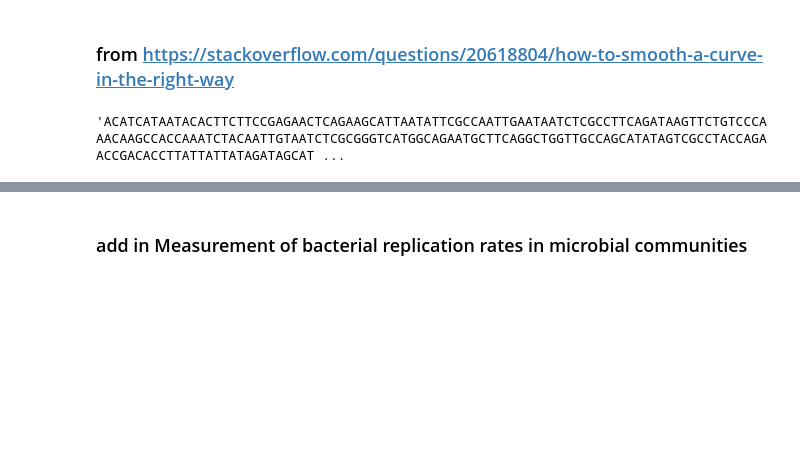
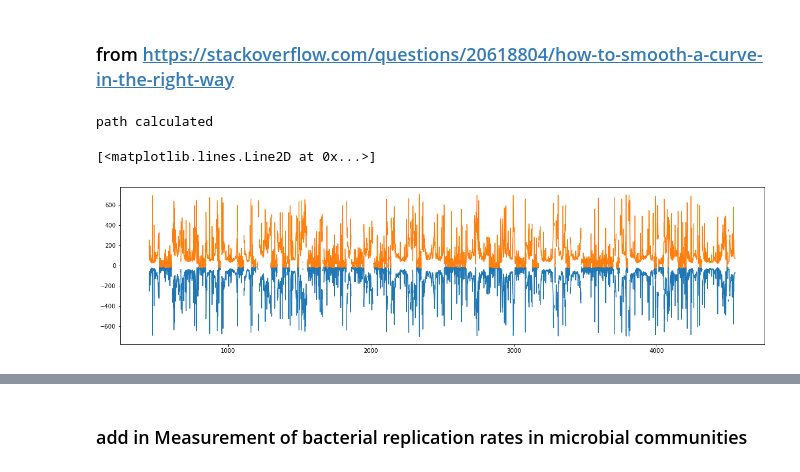
Before and after one commit to dcolinmorgan/HKU_MG, a Jupyter notebook: bactXpat.ipynb, the cells around one changed output, grey strips where cells are left out. Cells and saved outputs as stored; diff of their text form; code cells hidden in the pictures; blank space fills up the shorter version.

```diff
--- a/bactXpat.ipynb
+++ b/bactXpat.ipynb
@@ -482,7 +453,14 @@ Swave=wave.to_csv('run/oric/Plectoneme/Swave.txt',sep='\t')
 # %%
-Swave=pd.read_csv('run/oric/Plectoneme/gordon_fasta/enriched.fasta')
-Swave=Swave.iloc[10].item()
+Swave=pd.read_csv('run/oric/Plectoneme/gordon_fasta/depleted.fasta')
+# jeff=Swave.iloc[2].item()
+# Swave = []
+# Swave.extend(jeff)
+# # print(Swave)
+# Swave=np.array(Swave)
+jeff=Swave[0::2]['>VIC01_RS00010'].tolist()
+jeff=str(jeff).replace(',','')
+jeff=str(jeff).replace("'","")
+jeff=str(jeff).replace(' ','')
+jeff=jeff[1:]
 # %%
-Swave
+Swave=jeff[0:5000]
-# %% [output]
-'ACATCATAATACACTTCTTCCGAGAACTCAGAAGCATTAATATTCGCCAATTGAATAATCTCGCCTTCAGATAAGTTCTGTCCCAAACAAGCCACCAAATCTACAATTGTAATCTCGCGGGTCATGGCAGAATGCTTCAGGCTGGTTGCCAGCATATAGTCGCCTACCAGAACCGACACCTTATTATTATAGATAGCAT ...
@@ -500,13 +467,22 @@ CwaveTT.reset_index(inplace=True, drop=True)
 # %%
-sys.path.insert(1, './run/oric/Plectoneme/')
-import savitzky_golay
-importlib.reload(sys.modules['savitzky_golay'])
-from savitzky_golay import savitzky_golay
+
 
 sys.path.insert(1, './run/oric/Plectoneme/')
 import PlectonemeCode
 importlib.reload(sys.modules['PlectonemeCode'])
 from PlectonemeCode import PlectonemeCode
 
-PlectonemeCode(Swave,wave['Direction (ϕB, degrees)'],wave['Wedge (θ, degrees)'],
-               wave['Twist (degrees)'],wave['Tilt-Tilt covariance'],wave['Roll-Roll covariance'])
+Sequence_angle_exp_smth,Sequence_angle_exp= PlectonemeCode(Swave)
+#,wave['Direction (ϕB, degrees)'],wave['Wedge (θ, degrees)'],
+#                wave['Twist (degrees)'],wave['Tilt-Tilt covariance'],wave['Roll-Roll covariance'])
+# %% [output]
+path calculated
+# %%
+plt.figure(figsize=(20,5))
+plt.plot(np.arange(len(Sequence_angle_exp)),-np.log(Sequence_angle_exp))
+plt.plot(np.arange(len(Sequence_angle_exp)),np.log(Sequence_angle_exp))
+
+# plt.plot(np.arange(len(Sequence_angle_exp_smth)),Sequence_angle_exp_smth)
+# %% [output]
+[<matplotlib.lines.Line2D at 0x...>]
+[figure, added]
```
Also changed, not shown: parts of 20 cells of this notebook, 1 other file.
